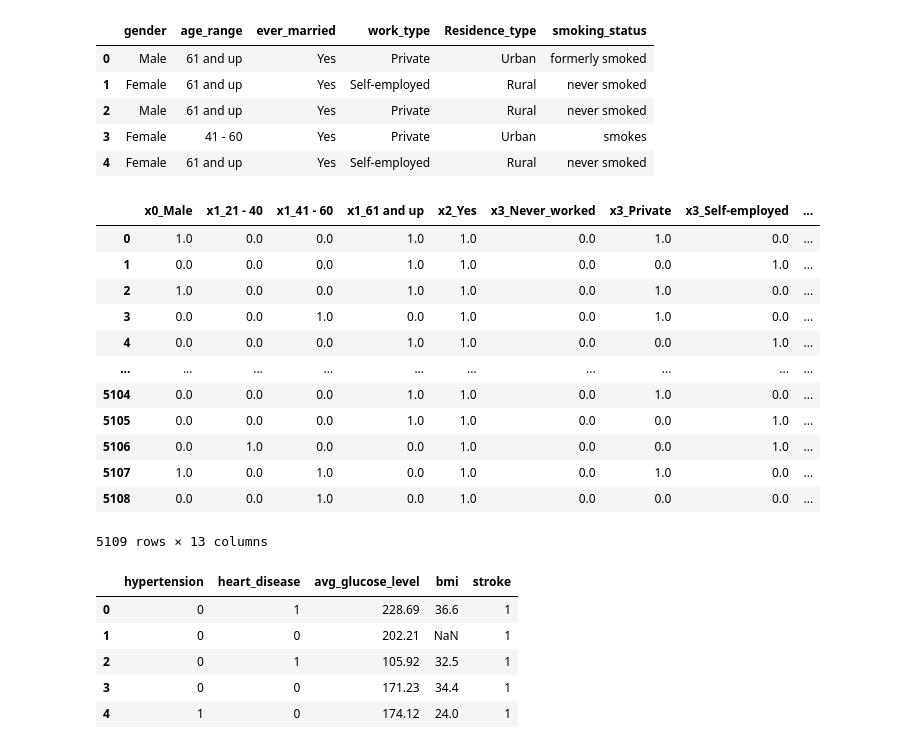
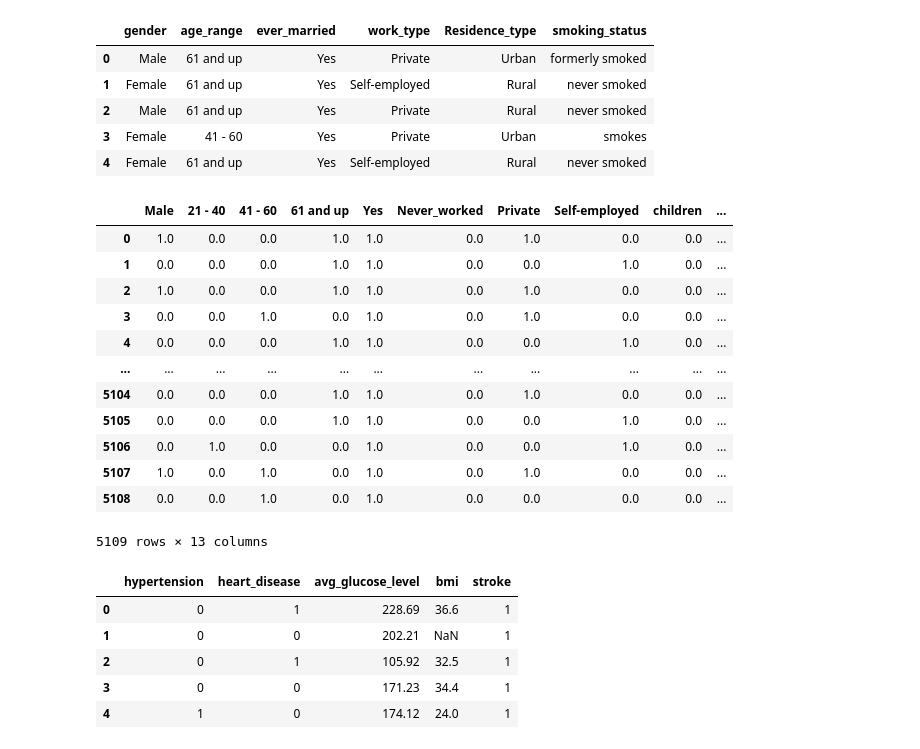
Before and after one commit to harte3/Group2_FlatironApprenticeshipCapstone, a Jupyter notebook: cleaned_notebook.ipynb, the cells around one changed output. Saved outputs shown, nothing was run; the diff lists cells and outputs as text; code cells hidden in the pictures.

```diff
--- a/cleaned_notebook.ipynb
+++ b/cleaned_notebook.ipynb
@@ -252,27 +256,30 @@ df.select_dtypes(include=['object']).head()
 | 3 | Female | 41 - 60 | Yes | Private | Urban | smokes |
 | 4 | Female | 61 and up | Yes | Self-employed | Rural | never smoked |
 # %%
-# pd.get_dummies(data, prefix = "work_type", drop_first=True, dtype=int)
+#pd.get_dummies(data, prefix = "work_type", drop_first=True, dtype=int)
 categorical = df.select_dtypes(include=['object'])
 
 ohe = OneHotEncoder(drop='first')
 ohe.fit(categorical)
 categorical_encoded = pd.DataFrame(ohe.transform(categorical).todense(),
                                columns=ohe.get_feature_names())
+
+# Removing 'x0_', 'x1_', etc. prefixes from column names
+categorical_encoded.columns = categorical_encoded.columns.str.replace(r'^x\d_', '', regex=True)
 categorical_encoded
 # %% [output]
-|  | x0_Male | x1_21 - 40 | x1_41 - 60 | x1_61 and up | x2_Yes | x3_Never_worked | x3_Private | x3_Self-employed | ... |
-| 0 | 1.0 | 0.0 | 0.0 | 1.0 | 1.0 | 0.0 | 1.0 | 0.0 | ... |
-| 1 | 0.0 | 0.0 | 0.0 | 1.0 | 1.0 | 0.0 | 0.0 | 1.0 | ... |
-| 2 | 1.0 | 0.0 | 0.0 | 1.0 | 1.0 | 0.0 | 1.0 | 0.0 | ... |
-| 3 | 0.0 | 0.0 | 1.0 | 0.0 | 1.0 | 0.0 | 1.0 | 0.0 | ... |
-| 4 | 0.0 | 0.0 | 0.0 | 1.0 | 1.0 | 0.0 | 0.0 | 1.0 | ... |
-| ... | ... | ... | ... | ... | ... | ... | ... | ... | ... |
-| 5104 | 0.0 | 0.0 | 0.0 | 1.0 | 1.0 | 0.0 | 1.0 | 0.0 | ... |
-| 5105 | 0.0 | 0.0 | 0.0 | 1.0 | 1.0 | 0.0 | 0.0 | 1.0 | ... |
-| 5106 | 0.0 | 1.0 | 0.0 | 0.0 | 1.0 | 0.0 | 0.0 | 1.0 | ... |
-| 5107 | 1.0 | 0.0 | 1.0 | 0.0 | 1.0 | 0.0 | 1.0 | 0.0 | ... |
-| 5108 | 0.0 | 0.0 | 1.0 | 0.0 | 1.0 | 0.0 | 0.0 | 0.0 | ... |
+|  | Male | 21 - 40 | 41 - 60 | 61 and up | Yes | Never_worked | Private | Self-employed | children | ... |
+| 0 | 1.0 | 0.0 | 0.0 | 1.0 | 1.0 | 0.0 | 1.0 | 0.0 | 0.0 | ... |
+| 1 | 0.0 | 0.0 | 0.0 | 1.0 | 1.0 | 0.0 | 0.0 | 1.0 | 0.0 | ... |
+| 2 | 1.0 | 0.0 | 0.0 | 1.0 | 1.0 | 0.0 | 1.0 | 0.0 | 0.0 | ... |
+| 3 | 0.0 | 0.0 | 1.0 | 0.0 | 1.0 | 0.0 | 1.0 | 0.0 | 0.0 | ... |
+| 4 | 0.0 | 0.0 | 0.0 | 1.0 | 1.0 | 0.0 | 0.0 | 1.0 | 0.0 | ... |
+| ... | ... | ... | ... | ... | ... | ... | ... | ... | ... | ... |
+| 5104 | 0.0 | 0.0 | 0.0 | 1.0 | 1.0 | 0.0 | 1.0 | 0.0 | 0.0 | ... |
+| 5105 | 0.0 | 0.0 | 0.0 | 1.0 | 1.0 | 0.0 | 0.0 | 1.0 | 0.0 | ... |
+| 5106 | 0.0 | 1.0 | 0.0 | 0.0 | 1.0 | 0.0 | 0.0 | 1.0 | 0.0 | ... |
+| 5107 | 1.0 | 0.0 | 1.0 | 0.0 | 1.0 | 0.0 | 1.0 | 0.0 | 0.0 | ... |
+| 5108 | 0.0 | 0.0 | 1.0 | 0.0 | 1.0 | 0.0 | 0.0 | 0.0 | 0.0 | ... |
 5109 rows × 13 columns
 # %%
 df_numeric = df.select_dtypes("number")
```
Also changed, not shown: parts of 16 cells of this notebook.
